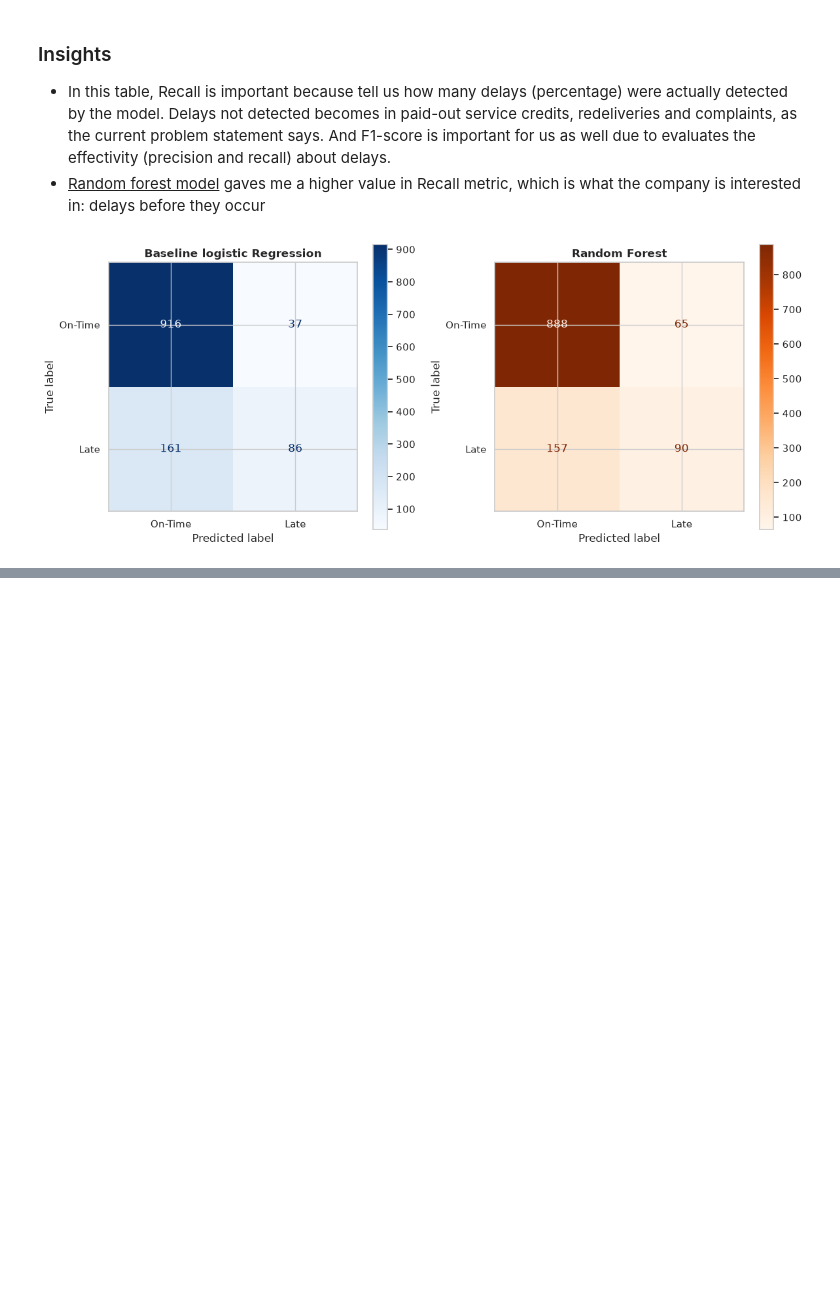
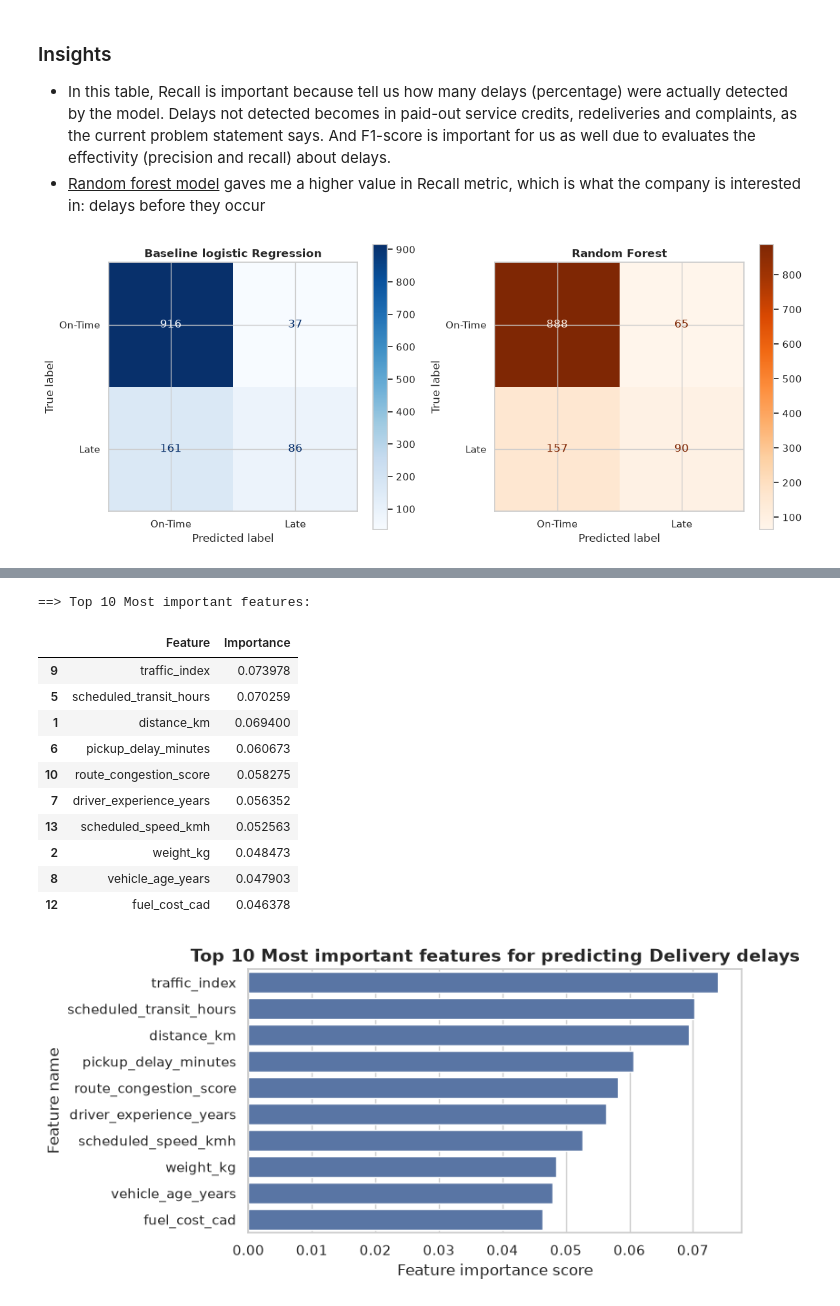
Before and after one commit to ingepsicomaster/SoftwareTools, a Jupyter notebook: Assignment1/MapleFreight_Delivery_Delay_Prediction_c0966684.ipynb, the cells around one changed output, grey strips where cells are left out. Saved outputs shown, nothing was run; the diff lists cells and outputs as text; code cells hidden in the pictures; blank space fills up the shorter version.

```diff
--- a/Assignment1/MapleFreight_Delivery_Delay_Prediction_c0966684.ipynb
+++ b/Assignment1/MapleFreight_Delivery_Delay_Prediction_c0966684.ipynb
@@ -24,17 +24,18 @@ import os
 
 ### this libraries are used in preparation process
 from sklearn.model_selection import train_test_split
-from sklearn.preprocessing import StandardScaler, OneHotEncoder
+from sklearn.preprocessing import StandardScaler,OneHotEncoder
 from sklearn.compose import ColumnTransformer
 
 ### this ones are for the modeling block
 from sklearn.linear_model import LogisticRegression
 from sklearn.ensemble import RandomForestClassifier
-from sklearn.metrics import accuracy_score, precision_score, recall_score, f1_score, roc_auc_score, confusion_matrix, ConfusionMatrixDisplay
+from sklearn.metrics import accuracy_score,precision_score,recall_score,f1_score,ConfusionMatrixDisplay
+
+### for Slack integration I will use these librearies
+import requests
 
 
-###  for clean outputs, I configured seaborn
-sns.set_theme(style="whitegrid")
 
 ### to see all columns and rows
 pd.set_option('display.max_columns',None)
@@ -492,0 +499,39 @@ plt.show()
+# %%
+### extracting feature importances from the trained random forest classifier
+importances=rf_model.feature_importances_
+feature_imp_df = pd.DataFrame({
+    # recovering the feature names
+    'Feature': all_feature_names,
+    'Importance': importances
+}).sort_values(by='Importance', ascending=False)
+
+### displaying the top 10 most influential features
+print("==> Top 10 Most important features:")
+display(feature_imp_df.head(10))
+
+### it is easy to notice when plotting horizontal bar chart of top 10 features for model interpretability
+plt.figure(figsize=(8,4))
+sns.barplot(
+    x='Importance',
+    y='Feature',
+    data=feature_imp_df.head(10)
+)
+plt.title('Top 10 Most important features for predicting Delivery delays',fontsize=14,weight='bold')
+plt.xlabel('Feature importance score',fontsize=12)
+plt.ylabel('Feature name',fontsize=12)
+plt.tight_layout()
+plt.show()
+# %% [output]
+==> Top 10 Most important features:
+|  | Feature | Importance |
+| 9 | traffic_index | 0.073978 |
+| 5 | scheduled_transit_hours | 0.070259 |
+| 1 | distance_km | 0.069400 |
+| 6 | pickup_delay_minutes | 0.060673 |
+| 10 | route_congestion_score | 0.058275 |
+| 7 | driver_experience_years | 0.056352 |
+| 13 | scheduled_speed_kmh | 0.052563 |
+| 2 | weight_kg | 0.048473 |
+| 8 | vehicle_age_years | 0.047903 |
+| 12 | fuel_cost_cad | 0.046378 |
+[figure, added]
```
Also changed, not shown: parts of 7 cells of this notebook, 2 other files.
